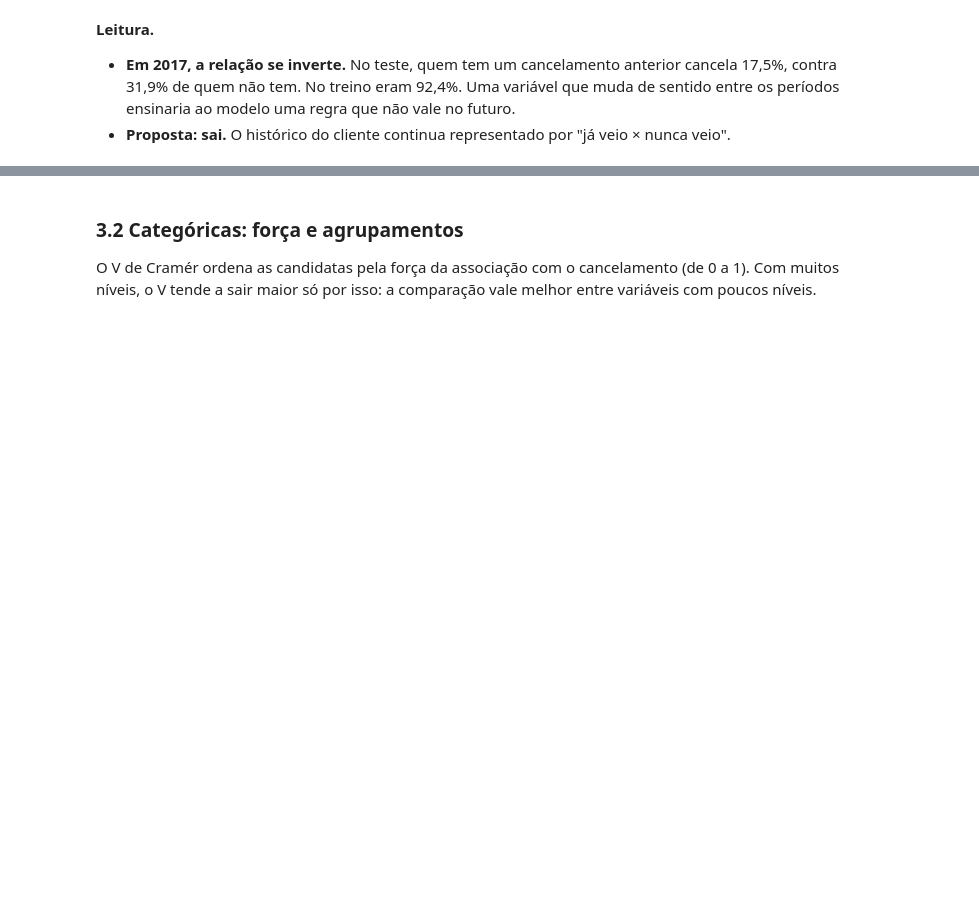
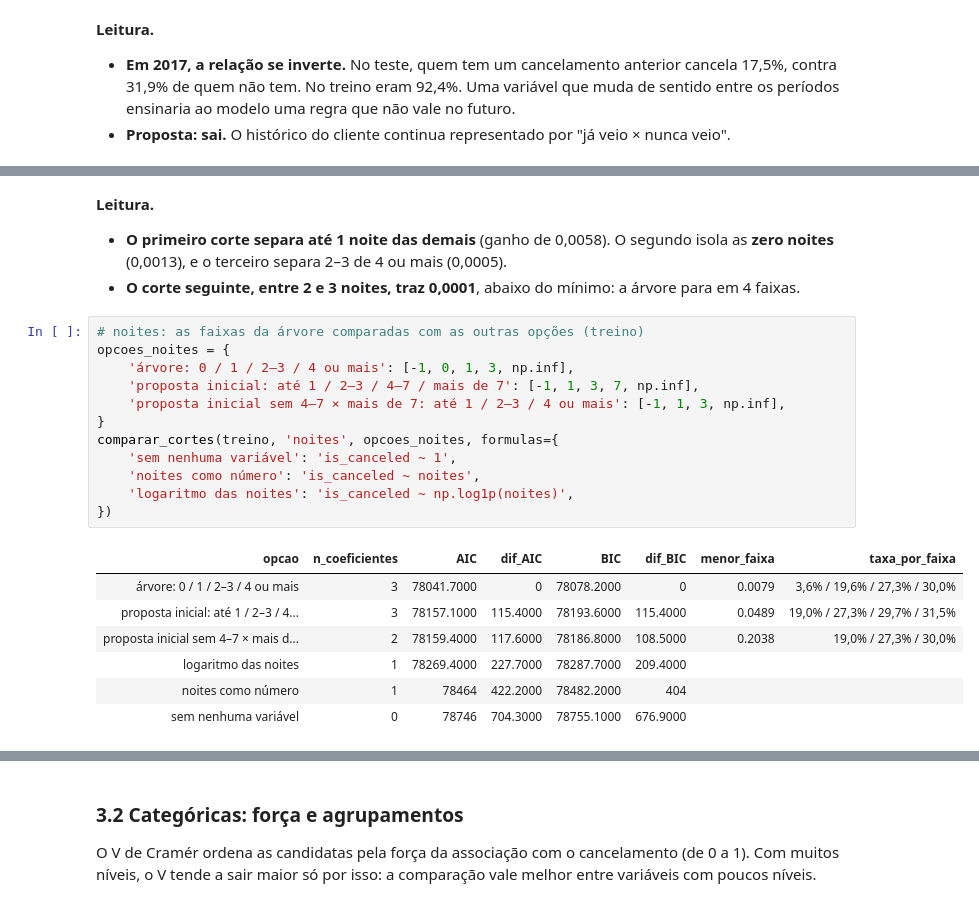
Before and after one commit to acrosatto/comunicacao-dados-mba, a Jupyter notebook: analise/ana/02_variaveis.ipynb, the cells around one changed output, grey strips where cells are left out. Saved outputs shown, nothing was run; the diff lists cells and outputs as text; blank space fills up the shorter version.

```diff
--- a/analise/ana/02_variaveis.ipynb
+++ b/analise/ana/02_variaveis.ipynb
@@ -515,0 +615,25 @@ taxa_por_nivel(treino.assign(faixa_noites=faixas_noites), 'faixa_noites')[['n',
+# %% [markdown]
+**Leitura.**
+
+- **O primeiro corte separa até 1 noite das demais** (ganho de 0,0058). O segundo isola as **zero noites** (0,0013), e o terceiro separa 2–3 de 4 ou mais (0,0005).
+- **O corte seguinte, entre 2 e 3 noites, traz 0,0001**, abaixo do mínimo: a árvore para em 4 faixas.
+# %%
+# noites: as faixas da árvore comparadas com as outras opções (treino)
+opcoes_noites = {
+    'árvore: 0 / 1 / 2–3 / 4 ou mais': [-1, 0, 1, 3, np.inf],
+    'proposta inicial: até 1 / 2–3 / 4–7 / mais de 7': [-1, 1, 3, 7, np.inf],
+    'proposta inicial sem 4–7 × mais de 7: até 1 / 2–3 / 4 ou mais': [-1, 1, 3, np.inf],
+}
+comparar_cortes(treino, 'noites', opcoes_noites, formulas={
+    'sem nenhuma variável': 'is_canceled ~ 1',
+    'noites como número': 'is_canceled ~ noites',
+    'logaritmo das noites': 'is_canceled ~ np.log1p(noites)',
+})
+# %% [output]
+| opcao | n_coeficientes | AIC | dif_AIC | BIC | dif_BIC | menor_faixa | taxa_por_faixa |
+| árvore: 0 / 1 / 2–3 / 4 ou mais | 3 | 78041.7000 | 0 | 78078.2000 | 0 | 0.0079 | 3,6% / 19,6% / 27,3% / 30,0% |
+| proposta inicial: até 1 / 2–3 / 4... | 3 | 78157.1000 | 115.4000 | 78193.6000 | 115.4000 | 0.0489 | 19,0% / 27,3% / 29,7% / 31,5% |
+| proposta inicial sem 4–7 × mais d... | 2 | 78159.4000 | 117.6000 | 78186.8000 | 108.5000 | 0.2038 | 19,0% / 27,3% / 30,0% |
+| logaritmo das noites | 1 | 78269.4000 | 227.7000 | 78287.7000 | 209.4000 |  |  |
+| noites como número | 1 | 78464 | 422.2000 | 78482.2000 | 404 |  |  |
+| sem nenhuma variável | 0 | 78746 | 704.3000 | 78755.1000 | 676.9000 |  |  |
```
Also changed, not shown: parts of 19 cells of this notebook, 3 other files.
